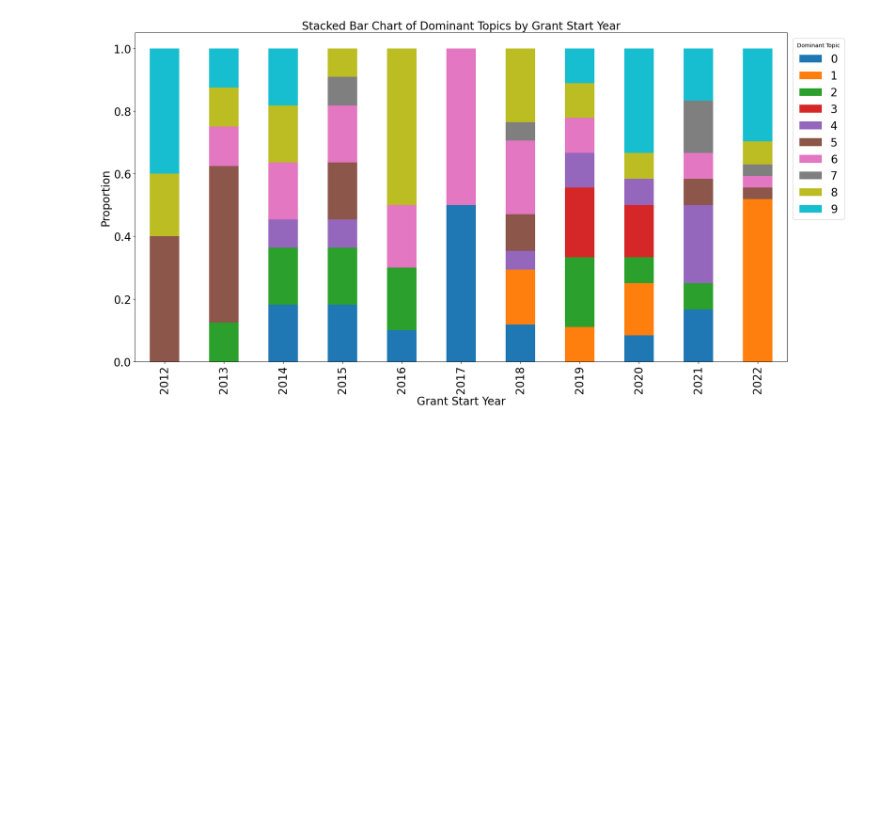
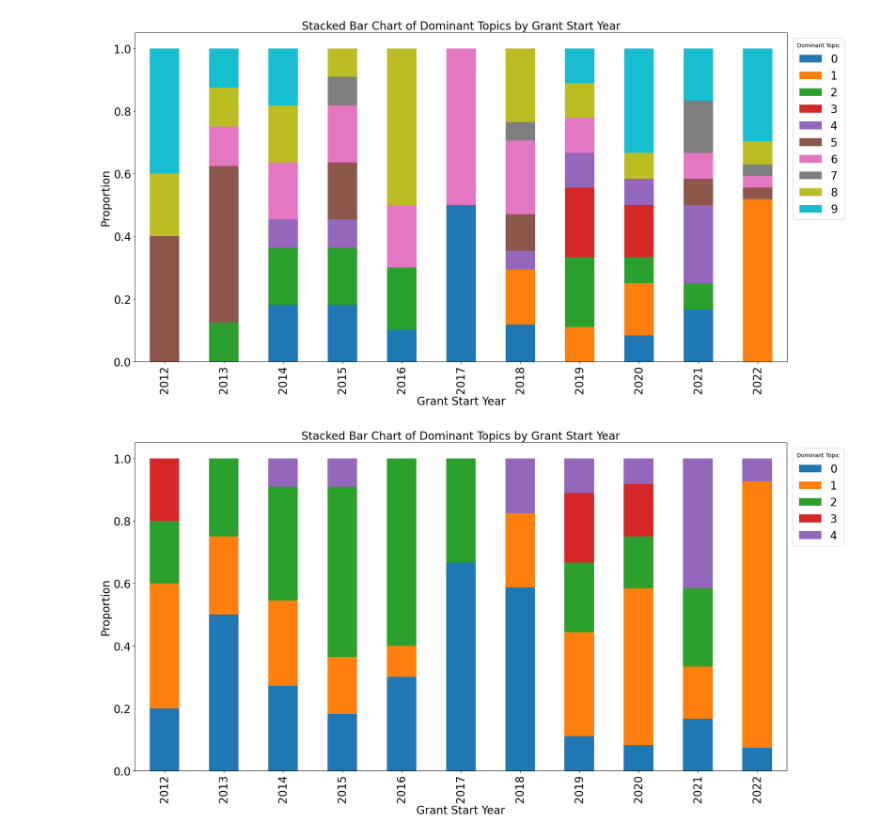
Before and after one commit to park-jay/imls-funding, a Jupyter notebook: nmf_viz.ipynb, the cells around one changed output. Saved outputs shown, nothing was run; the diff lists cells and outputs as text; code cells hidden in the pictures; blank space fills up the shorter version.

```diff
--- a/nmf_viz.ipynb
+++ b/nmf_viz.ipynb
@@ -63,7 +63,7 @@ NMF
 vectorizer = TfidfVectorizer(max_df=0.95, min_df=2, stop_words='english')
 tfidf_matrix = vectorizer.fit_transform(data['final'])
 # %%
-num_topics = 10  # Replace with the desired number of topics
+num_topics = 6  # Replace with the desired number of topics
 nmf = NMF(n_components=num_topics, random_state=42)
 nmf.fit(tfidf_matrix)
 # %% [output]
@@ -70,0 +71,8 @@ NMF(n_components=10, random_state=42)
+# %%
+num_top_words = 10  # Replace with the desired number of top words
+feature_names = vectorizer.get_feature_names_out()
+
+for topic_idx, topic in enumerate(nmf.components_):
+    print(f"Topic #{topic_idx + 1}:")
+    print(", ".join([feature_names[i] for i in topic.argsort()[:-num_top_words - 1:-1]]))
+    print()
@@ -70,0 +94,8 @@ NMF(n_components=10, random_state=42)
+# %%
+num_top_words = 10  # Replace with the desired number of top words
+feature_names = vectorizer.get_feature_names_out()
+
+for topic_idx, topic in enumerate(nmf.components_):
+    print(f"Topic #{topic_idx + 1}:")
+    print(", ".join([feature_names[i] for i in topic.argsort()[:-num_top_words - 1:-1]]))
+    print()
@@ -131,3 +183,20 @@ plt.tight_layout(rect=[0, 0, 0.95, 1])
 plt.show()
 # %% [output]
 [figure]
+# %%
+grouped_data = data.groupby(['Grant start year (when was this grant awarded)', 'dominant_topic']).size()
+reshaped_data = grouped_data.unstack(level='dominant_topic')
+normalized_data = reshaped_data.div(reshaped_data.sum(axis=1), axis=0)
+
+ax = normalized_data.plot(kind='bar', stacked=True, figsize=(20, 10), fontsize=20)
+
+plt.xlabel('Grant Start Year', fontsize=20)
+plt.ylabel('Proportion', fontsize=20)
+
+legend = ax.legend(title='Dominant Topic', bbox_to_anchor=(1, 1), loc='upper left', fontsize=20)
+
+plt.title('Stacked Bar Chart of Dominant Topics by Grant Start Year', fontsize=20)
+plt.tight_layout(rect=[0, 0, 0.95, 1])
+plt.show()
+# %% [output]
+[figure, added]
```
Also changed, not shown: parts of 7 cells of this notebook, 1 other file.
